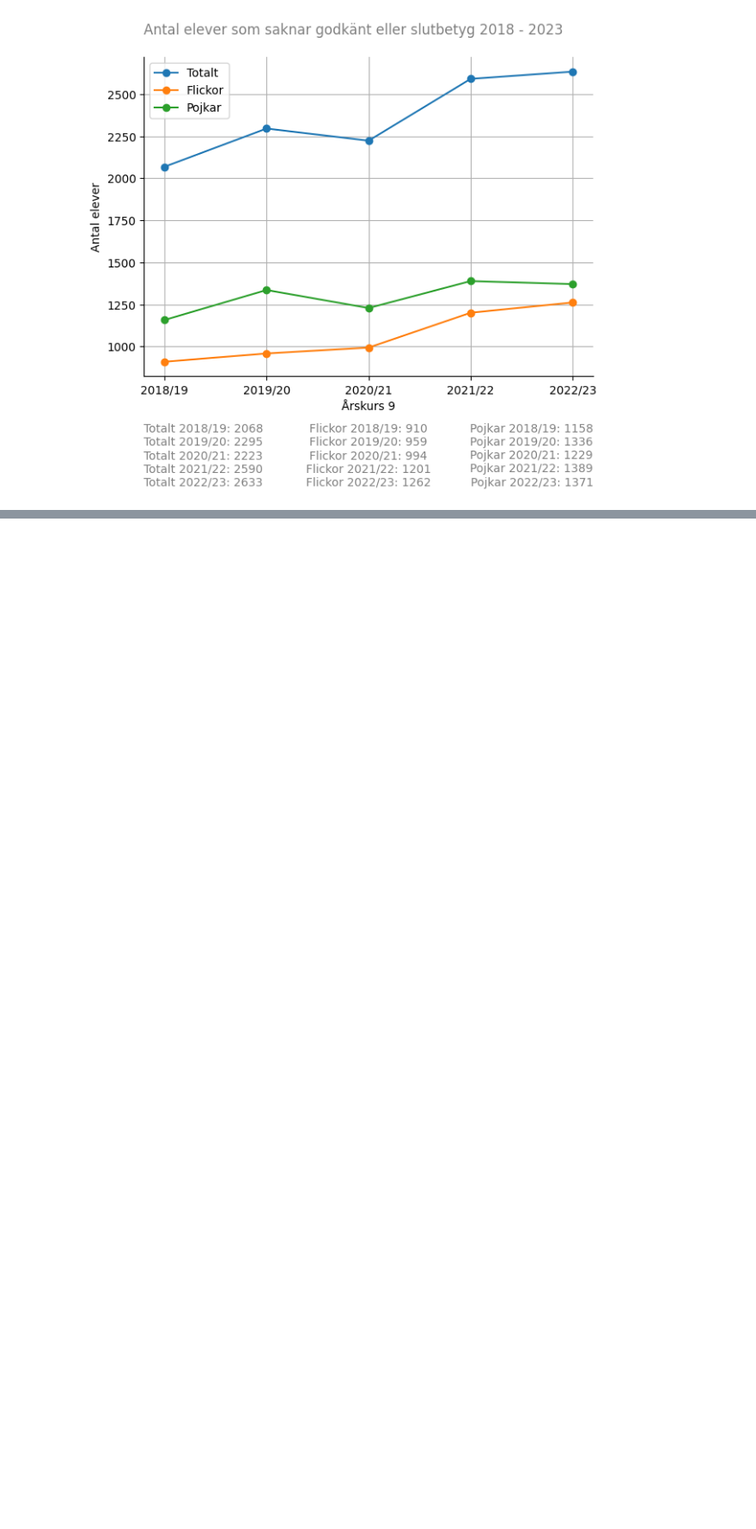
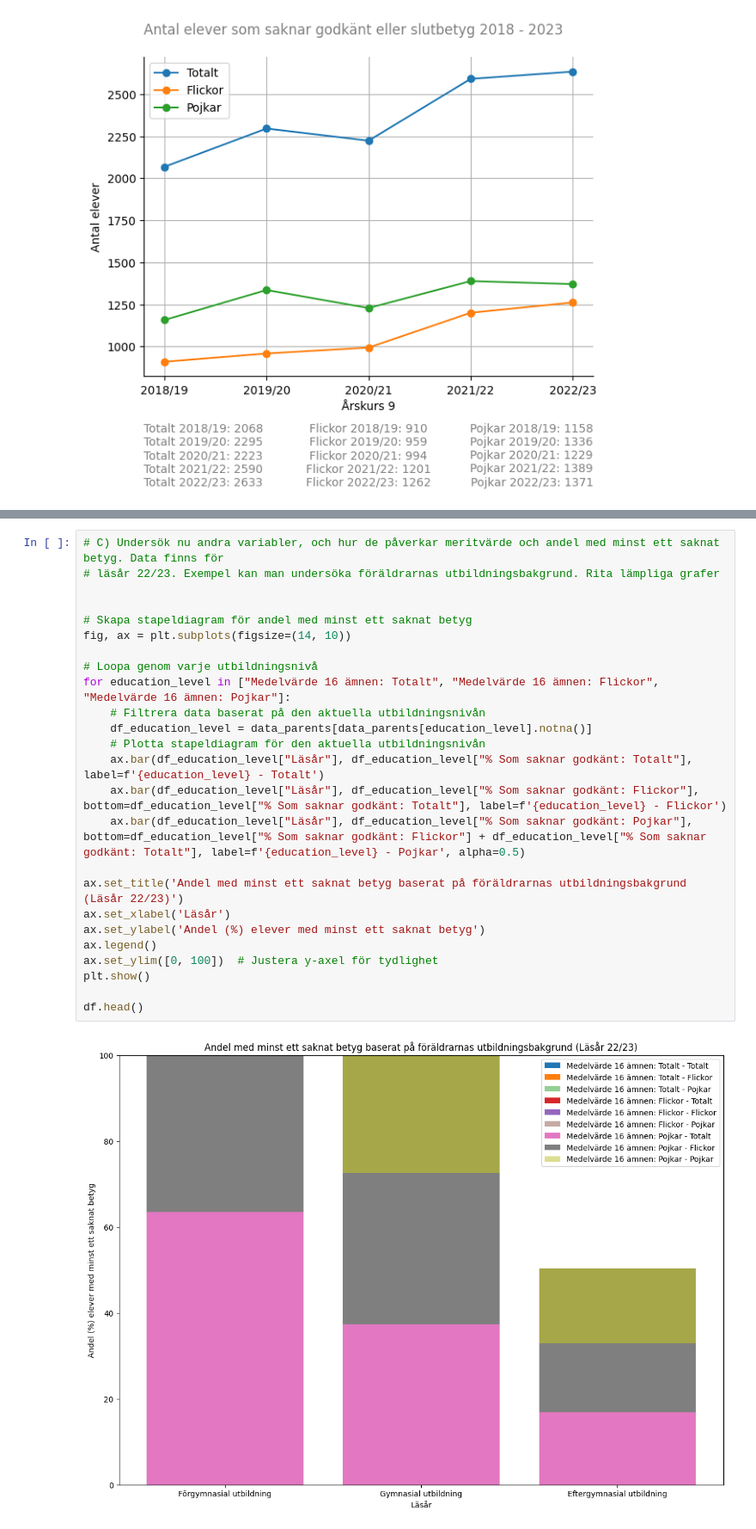
Before and after one commit to SandraAnder/Python-Sandra-Andersson-OPA23, a Jupyter notebook: Labb2/Laboration2.ipynb, the cells around one changed output, grey strips where cells are left out. Shown: that part at 86% size. Drawn from its saved outputs; the diff is of its cells as text; blank space fills up the shorter version.

```diff
--- a/Labb2/Laboration2.ipynb
+++ b/Labb2/Laboration2.ipynb
@@ -297,0 +384,27 @@ plt.show()
+# %%
+# C) Undersök nu andra variabler, och hur de påverkar meritvärde och andel med minst ett saknat betyg. Data finns för
+# läsår 22/23. Exempel kan man undersöka föräldrarnas utbildningsbakgrund. Rita lämpliga grafer
+
+
+# Skapa stapeldiagram för andel med minst ett saknat betyg
+fig, ax = plt.subplots(figsize=(14, 10))
+
+# Loopa genom varje utbildningsnivå
+for education_level in ["Medelvärde 16 ämnen: Totalt", "Medelvärde 16 ämnen: Flickor", "Medelvärde 16 ämnen: Pojkar"]:
+    # Filtrera data baserat på den aktuella utbildningsnivån
+    df_education_level = data_parents[data_parents[education_level].notna()]
+    # Plotta stapeldiagram för den aktuella utbildningsnivån
+    ax.bar(df_education_level["Läsår"], df_education_level["% Som saknar godkänt: Totalt"], label=f'{education_level} - Totalt')
+    ax.bar(df_education_level["Läsår"], df_education_level["% Som saknar godkänt: Flickor"], bottom=df_education_level["% Som saknar godkänt: Totalt"], label=f'{education_level} - Flickor')
+    ax.bar(df_education_level["Läsår"], df_education_level["% Som saknar godkänt: Pojkar"], bottom=df_education_level["% Som saknar godkänt: Flickor"] + df_education_level["% Som saknar godkänt: Totalt"], label=f'{education_level} - Pojkar', alpha=0.5)
+
+ax.set_title('Andel med minst ett saknat betyg baserat på föräldrarnas utbildningsbakgrund (Läsår 22/23)')
+ax.set_xlabel('Läsår')
+ax.set_ylabel('Andel (%) elever med minst ett saknat betyg')
+ax.legend()
+ax.set_ylim([0, 100])  # Justera y-axel för tydlighet
+plt.show()
+
+df.head()
+# %% [output]
+[figure, added]
```
Also changed, not shown: parts of 9 cells of this notebook, 1 other file.
